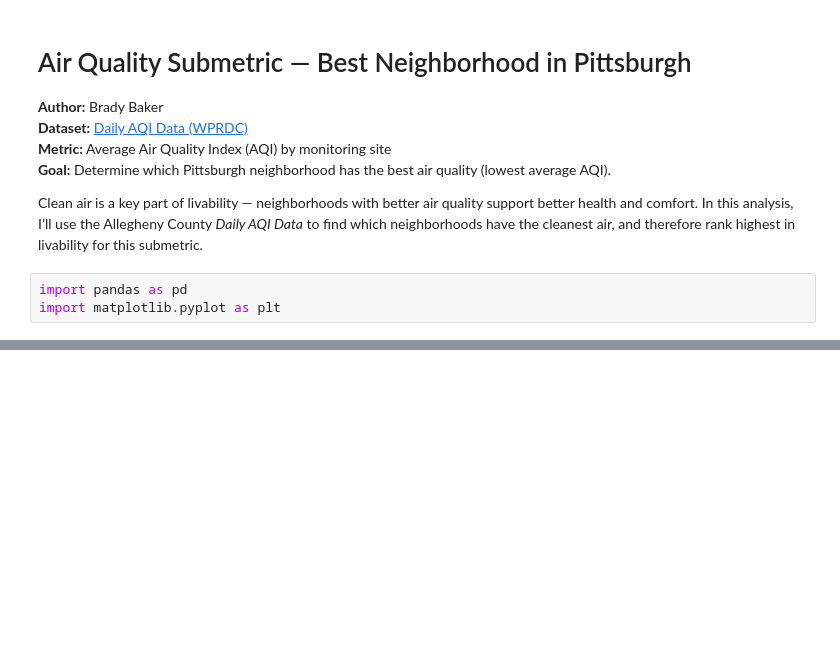
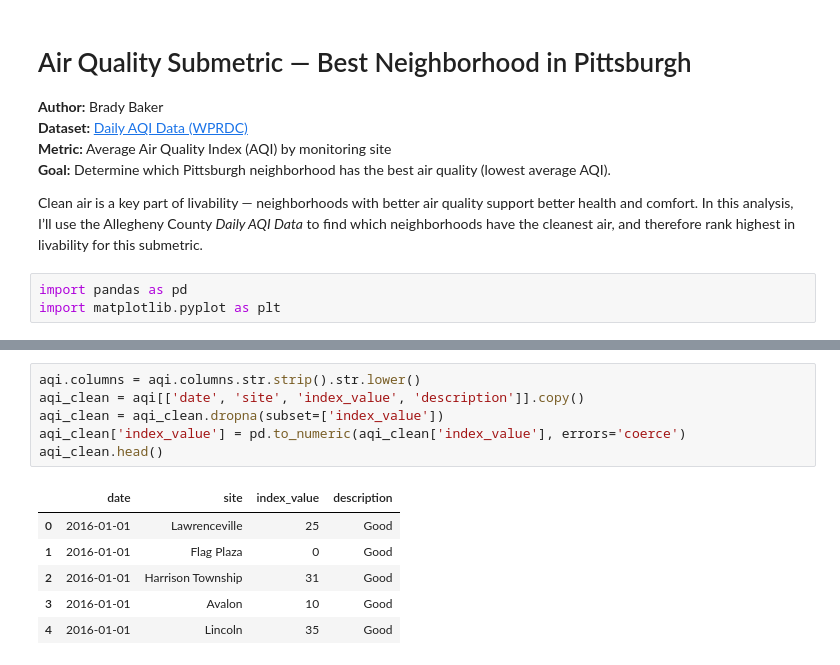
Before and after one commit to BradyBaker1212/Pittsburgh-Best-Neighborhood, a Jupyter notebook: Notebooks/air_quality_metric.ipynb, the cells around one changed output, grey strips where cells are left out. Saved outputs shown, nothing was run; the diff lists cells and outputs as text; blank space fills up the shorter version.

```diff
--- a/Notebooks/air_quality_metric.ipynb
+++ b/Notebooks/air_quality_metric.ipynb
@@ -19,0 +25,13 @@ FileNotFoundError: [Errno 2] No such file or directory: 'Daily_AQI_Data.csv'
+# %%
+aqi.columns = aqi.columns.str.strip().str.lower()
+aqi_clean = aqi[['date', 'site', 'index_value', 'description']].copy()
+aqi_clean = aqi_clean.dropna(subset=['index_value'])
+aqi_clean['index_value'] = pd.to_numeric(aqi_clean['index_value'], errors='coerce')
+aqi_clean.head()
+# %% [output]
+|  | date | site | index_value | description |
+| 0 | 2016-01-01 | Lawrenceville | 25 | Good |
+| 1 | 2016-01-01 | Flag Plaza | 0 | Good |
+| 2 | 2016-01-01 | Harrison Township | 31 | Good |
+| 3 | 2016-01-01 | Avalon | 10 | Good |
+| 4 | 2016-01-01 | Lincoln | 35 | Good |
```
Also changed, not shown: parts of 4 cells of this notebook, 1 other file.
